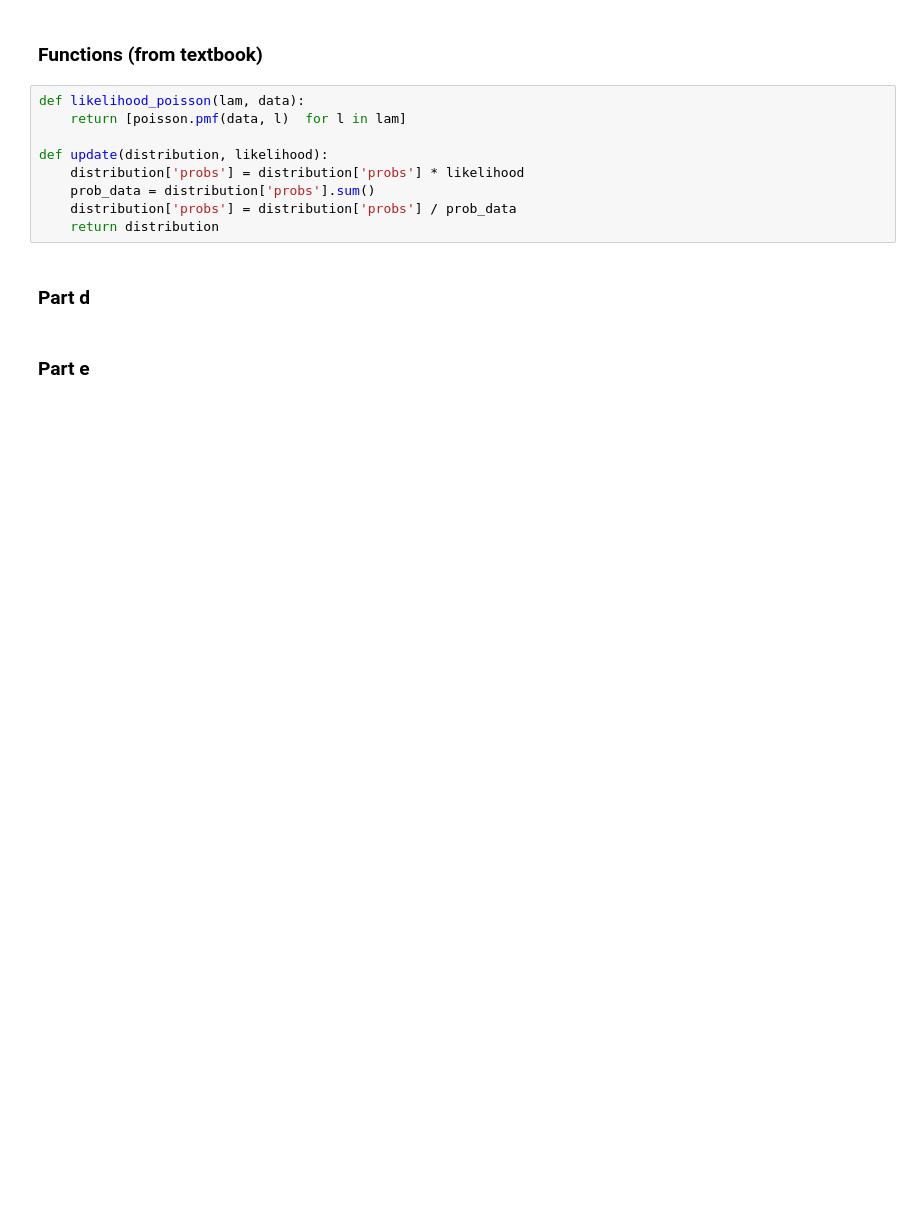
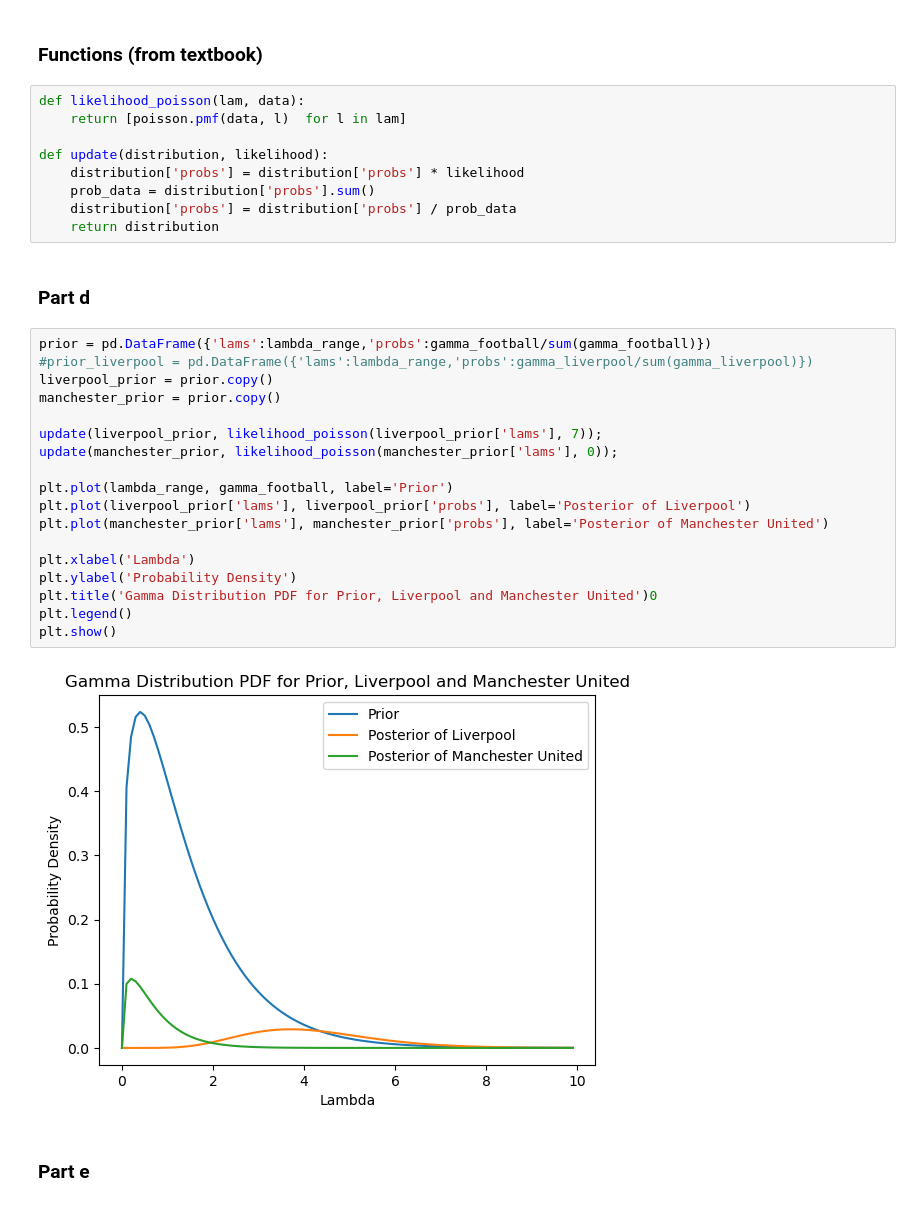
Before and after one commit to harrrilan/DS122_Probability_Theory, a Jupyter notebook: Homeworks/HW7Questions.ipynb, the cells around one changed output. Saved outputs shown, nothing was run; the diff lists cells and outputs as text; blank space fills up the shorter version.

```diff
--- a/Homeworks/HW7Questions.ipynb
+++ b/Homeworks/HW7Questions.ipynb
@@ -35,5 +82,25 @@ def update(distribution, likelihood):
     return distribution
 # %% [markdown]
 ### Part d
+# %%
+prior = pd.DataFrame({'lams':lambda_range,'probs':gamma_football/sum(gamma_football)})
+#prior_liverpool = pd.DataFrame({'lams':lambda_range,'probs':gamma_liverpool/sum(gamma_liverpool)})
+liverpool_prior = prior.copy()
+manchester_prior = prior.copy()
+
+update(liverpool_prior, likelihood_poisson(liverpool_prior['lams'], 7));
+update(manchester_prior, likelihood_poisson(manchester_prior['lams'], 0));
+
+plt.plot(lambda_range, gamma_football, label='Prior')
+plt.plot(liverpool_prior['lams'], liverpool_prior['probs'], label='Posterior of Liverpool')
+plt.plot(manchester_prior['lams'], manchester_prior['probs'], label='Posterior of Manchester United')
+
+plt.xlabel('Lambda')
+plt.ylabel('Probability Density')
+plt.title('Gamma Distribution PDF for Prior, Liverpool and Manchester United')0
+plt.legend()
+plt.show()
+# %% [output]
+[figure, added]
 # %% [markdown]
 ### Part e
```
Also changed, not shown: parts of 7 cells of this notebook, 1 other file.
